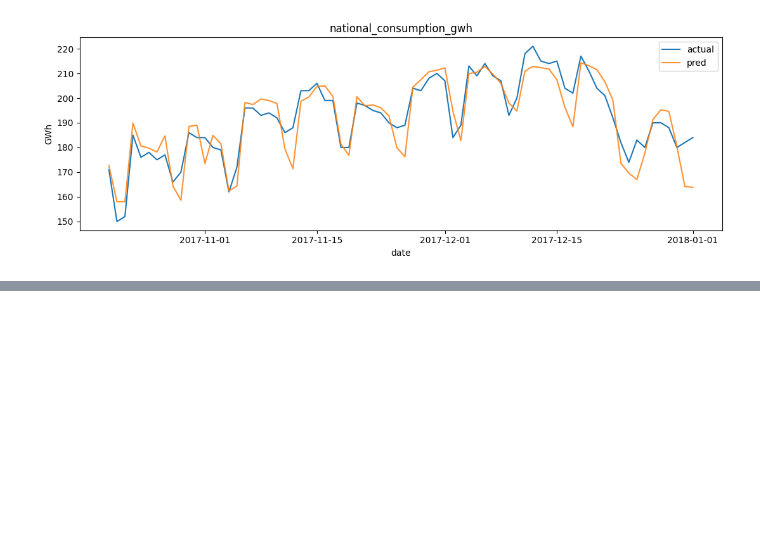
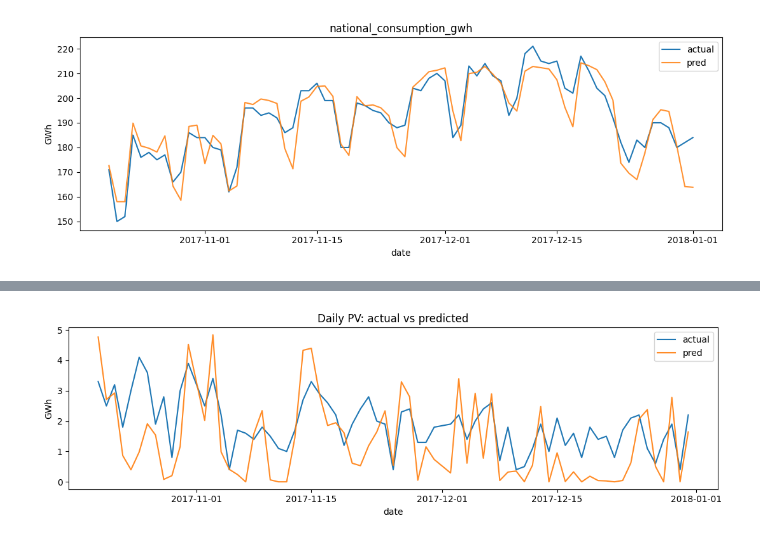
Before and after one commit to marndr/solvion-nasa-space-apps-2025, a Jupyter notebook: notebook.ipynb, the cells around one changed output, grey strips where cells are left out. Cells and saved outputs as stored; diff of their text form; code cells hidden in the pictures; blank space fills up the shorter version.

Commit message:
Add weakly-supervised PV forecasting models (simple, MLP, LSTM)

```diff
--- a/notebook.ipynb
+++ b/notebook.ipynb
@@ -220,0 +564,82 @@ national_consumption_gwh: MAE=5.204 | R2=0.805
+# %%
+import numpy as np, pandas as pd, matplotlib.pyplot as plt
+from torch.utils.data import DataLoader
+import torch
+from numpy.lib.stride_tricks import sliding_window_view
+
+def predict_daily(df_lists_new, model):
+    model.eval()
+    feat_24 = np.stack([np.stack(df_lists_new[c].to_numpy()) for c in feat_cols], axis=-1).astype(np.float32)
+    dates_row = pd.to_datetime(df_lists_new["date"]).to_numpy()
+    feat_24 = (feat_24 - mu) / sd
+    wins = sliding_window_view(feat_24, window_shape=n, axis=1).transpose((0,1,3,2))
+    wins = wins[:, :-1, :, :]
+    if wins.size == 0:
+        return pd.DataFrame(columns=["date","y_hat"])
+    N, H, _, F = wins.shape
+    X = wins.reshape(-1, n*F)
+    keys = pd.DataFrame({"date": np.repeat(dates_row, H)})
+    grp = keys.groupby("date").indices
+    dates_sorted = np.array(sorted(grp.keys()))
+    X_days, ds_days = [], []
+    for d in dates_sorted:
+        idxs = grp[d]
+        X_days.append(torch.from_numpy(X[idxs]).float())
+        ds_days.append(pd.Timestamp(d))
+    def collate_pad(batch):
+        Xs, Ds = zip(*batch)
+        Mmax = max(x.shape[0] for x in Xs); B, D = len(Xs), Xs[0].shape[1]
+        Xb = torch.zeros((B, Mmax, D)); Mb = torch.zeros((B, Mmax))
+        for i, x in enumerate(Xs):
+            m = x.shape[0]; Xb[i,:m]=x; Mb[i,:m]=1.0
+        return Xb, Mb, Ds
+    infer_ds = list(zip(X_days, ds_days))
+    infer_dl = DataLoader(infer_ds, batch_size=64, shuffle=False, collate_fn=collate_pad)
+    preds, dates_out = [], []
+    with torch.no_grad():
+        for Xb, Mb, Ds in infer_dl:
+            Xb, Mb = Xb.to(device), Mb.to(device)
+            y_hat_n = model(Xb, Mb, y_mean_t, y_std_t)
+            y_hat = (y_hat_n*y_std_t + y_mean_t).cpu().numpy()
+            preds.append(y_hat); dates_out.extend(Ds)
+    y_hat = np.concatenate(preds)
+    return pd.DataFrame({"date": pd.to_datetime(dates_out), "y_hat": y_hat}).sort_values("date").reset_index(drop=True)
+
+def test_and_plot(df_lists, pv, model):
+    pred = predict_daily(df_lists, model)
+    df = pred.merge(pv, on="date", how="inner").sort_values("date")
+    if df.empty:
+        print("No overlapping dates."); return df
+    from sklearn.metrics import mean_absolute_error, r2_score
+    mae = mean_absolute_error(df["pv_gwh"], df["y_hat"])
+    r2  = r2_score(df["pv_gwh"], df["y_hat"])
+    print(f"MAE={mae:.3f}  R2={r2:.3f}  (n={len(df)})")
+
+    plt.figure(figsize=(11,3.5))
+    plt.plot(df["date"], df["pv_gwh"], label="actual")
+    plt.plot(df["date"], df["y_hat"], label="pred", alpha=0.9)
+    plt.title("Daily PV: actual vs predicted"); plt.xlabel("date"); plt.ylabel("GWh")
+    plt.legend(); plt.tight_layout(); plt.show()
+
+    lim = max(df["pv_gwh"].max(), df["y_hat"].max()) * 1.05
+    plt.figure(figsize=(4.5,4.5))
+    plt.scatter(df["pv_gwh"], df["y_hat"], s=12)
+    plt.plot([0,lim], [0,lim], lw=1, linestyle="--")
+    plt.xlabel("Actual PV (GWh)"); plt.ylabel("Predicted PV (GWh)")
+    plt.title("Predicted vs Actual"); plt.tight_layout(); plt.show()
+    return df
+
+val_days_arr = pd.to_datetime(list(val_days)).values
+
+# --- filter df_lists to validation days ---
+df_lists_val = df_lists[
+    pd.to_datetime(df_lists["date"]).isin(val_days_arr)
+].reset_index(drop=True)
+
+# --- filter pv_daily to validation days ---
+pv_val = pv_daily[
+    pd.to_datetime(pv_daily["date"]).isin(val_days_arr)
+].sort_values("date").reset_index(drop=True)
+
+df_eval = test_and_plot(df_lists_val, pv_val, model)
+# %% [output]
@@ -220,0 +647 @@ national_consumption_gwh: MAE=5.204 | R2=0.805
+[figure, added]
```
Also changed, not shown: parts of 14 cells of this notebook.
